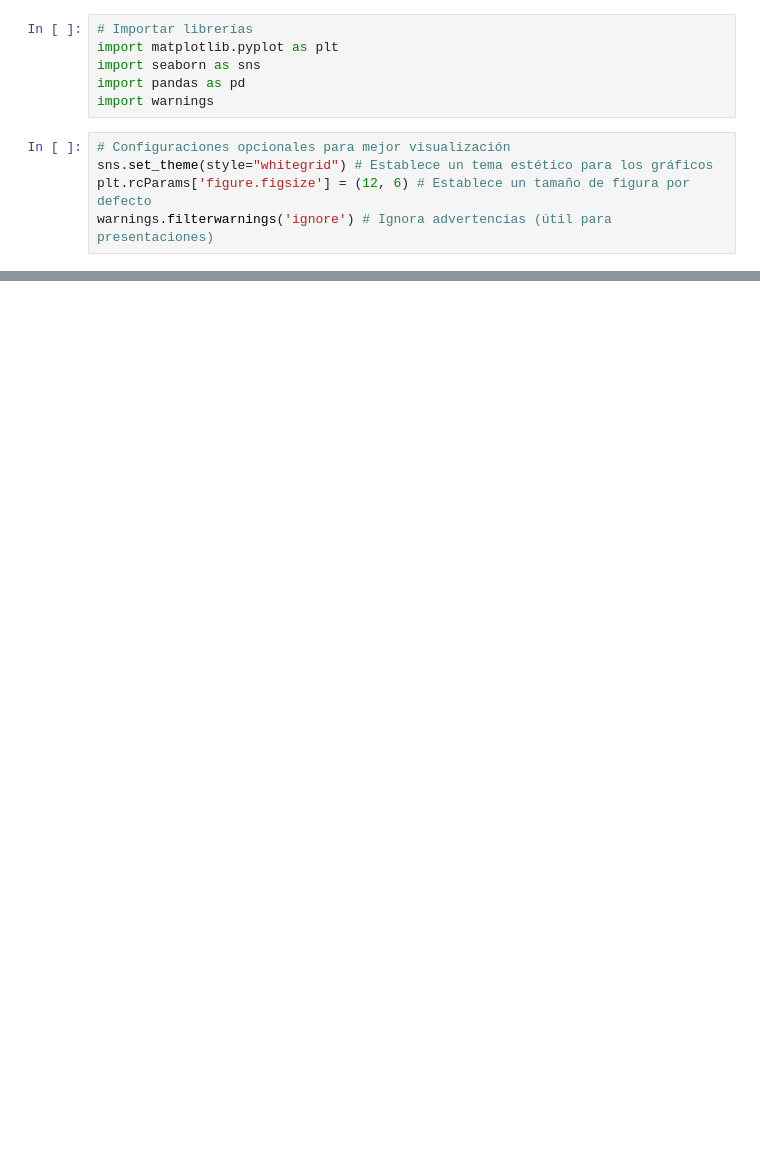
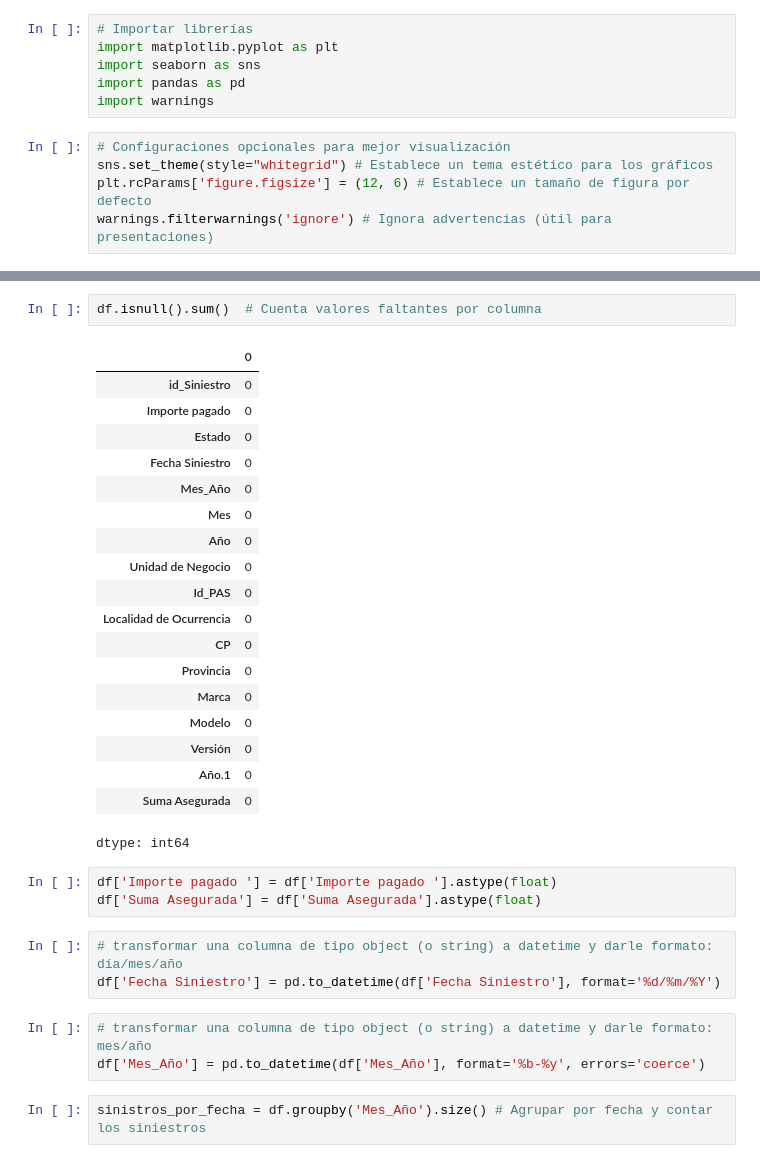
Before and after one commit to soledad-villarrubia/Data_Sciense_1, a Jupyter notebook: Proyecto_Final_CODERHOUSE.ipynb, the cells around one changed output, grey strips where cells are left out. Saved outputs shown, nothing was run; the diff lists cells and outputs as text; blank space fills up the shorter version.

```diff
--- a/Proyecto_Final_CODERHOUSE.ipynb
+++ b/Proyecto_Final_CODERHOUSE.ipynb
@@ -40,0 +71,33 @@ df.head()# Muestra las primeras 5 filas
+# %%
+df.isnull().sum()  # Cuenta valores faltantes por columna
+# %% [output]
+|  | 0 |
+| id_Siniestro | 0 |
+| Importe pagado | 0 |
+| Estado | 0 |
+| Fecha Siniestro | 0 |
+| Mes_Año | 0 |
+| Mes | 0 |
+| Año | 0 |
+| Unidad de Negocio | 0 |
+| Id_PAS | 0 |
+| Localidad de Ocurrencia | 0 |
+| CP | 0 |
+| Provincia | 0 |
+| Marca | 0 |
+| Modelo | 0 |
+| Versión | 0 |
+| Año.1 | 0 |
+| Suma Asegurada | 0 |
+dtype: int64
+# %%
+df['Importe pagado '] = df['Importe pagado '].astype(float)
+df['Suma Asegurada'] = df['Suma Asegurada'].astype(float)
+# %%
+# transformar una columna de tipo object (o string) a datetime y darle formato: día/mes/año
+df['Fecha Siniestro'] = pd.to_datetime(df['Fecha Siniestro'], format='%d/%m/%Y')
+# %%
+# transformar una columna de tipo object (o string) a datetime y darle formato: mes/año
+df['Mes_Año'] = pd.to_datetime(df['Mes_Año'], format='%b-%y', errors='coerce')
+# %%
+sinistros_por_fecha = df.groupby('Mes_Año').size() # Agrupar por fecha y contar los siniestros
```
Also changed, not shown: parts of 5 cells of this notebook.
